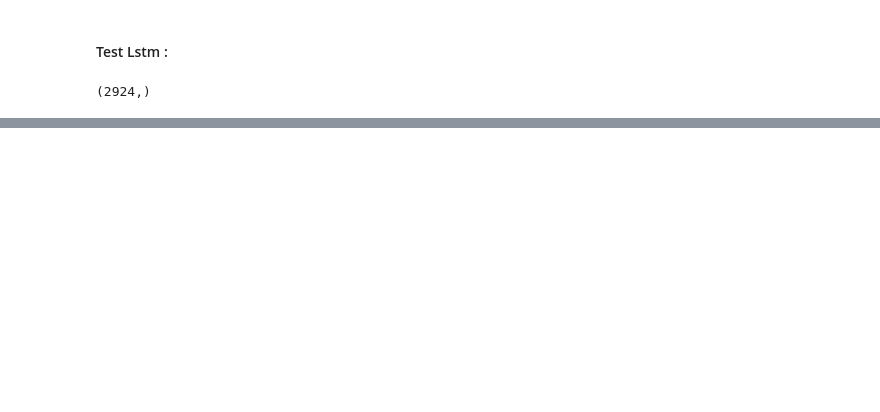
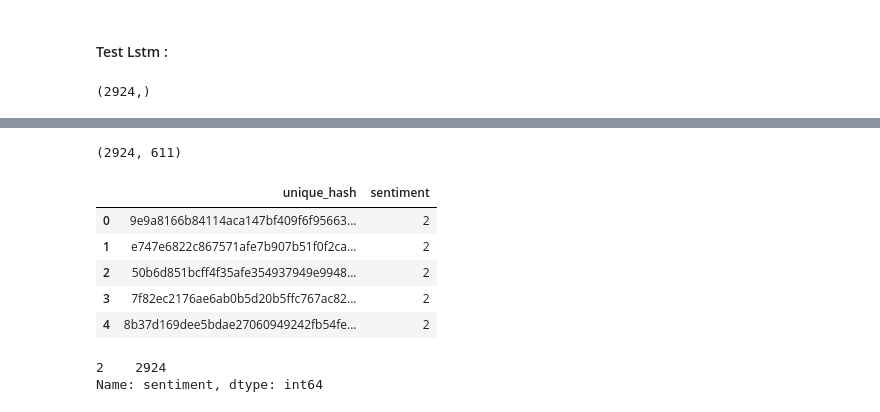
Before and after one commit to manavkhothari/test_data, a Jupyter notebook: Untitled.ipynb, the cells around one changed output, grey strips where cells are left out. Saved outputs shown, nothing was run; the diff lists cells and outputs as text; code cells hidden in the pictures; blank space fills up the shorter version.

```diff
--- a/Untitled.ipynb
+++ b/Untitled.ipynb
@@ -457,0 +847,30 @@ df.to_csv('bidirectional_10epoch.csv',index=False)
+# %%
+X = np.concatenate((X_test,drug_cateogary_test),axis=1)
+# %%
+X.shape
+# %% [output]
+(2924, 611)
+# %%
+predictions = model.predict(X)
+# %%
+prediction = []
+for i in predictions :
+    prediction.append(np.argmax(i))
+# %%
+df = pd.DataFrame()
+df['unique_hash'] = df_test['unique_hash'].values
+df['sentiment']= prediction
+# %%
+df.head()
+# %% [output]
+|  | unique_hash | sentiment |
+| 0 | 9e9a8166b84114aca147bf409f6f95663... | 2 |
+| 1 | e747e6822c867571afe7b907b51f0f2ca... | 2 |
+| 2 | 50b6d851bcff4f35afe354937949e9948... | 2 |
+| 3 | 7f82ec2176ae6ab0b5d20b5ffc767ac82... | 2 |
+| 4 | 8b37d169dee5bdae27060949242fb54fe... | 2 |
+# %%
+df['sentiment'].value_counts()
+# %% [output]
+2    2924
+Name: sentiment, dtype: int64
```
Also changed, not shown: parts of 72 cells of this notebook, 1 other file.
